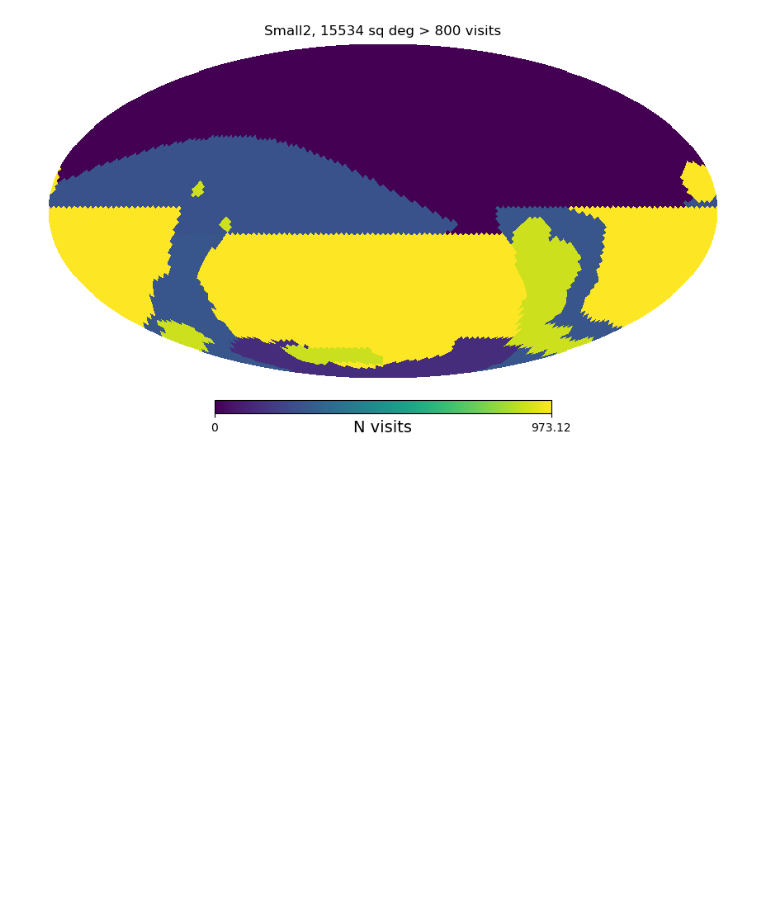
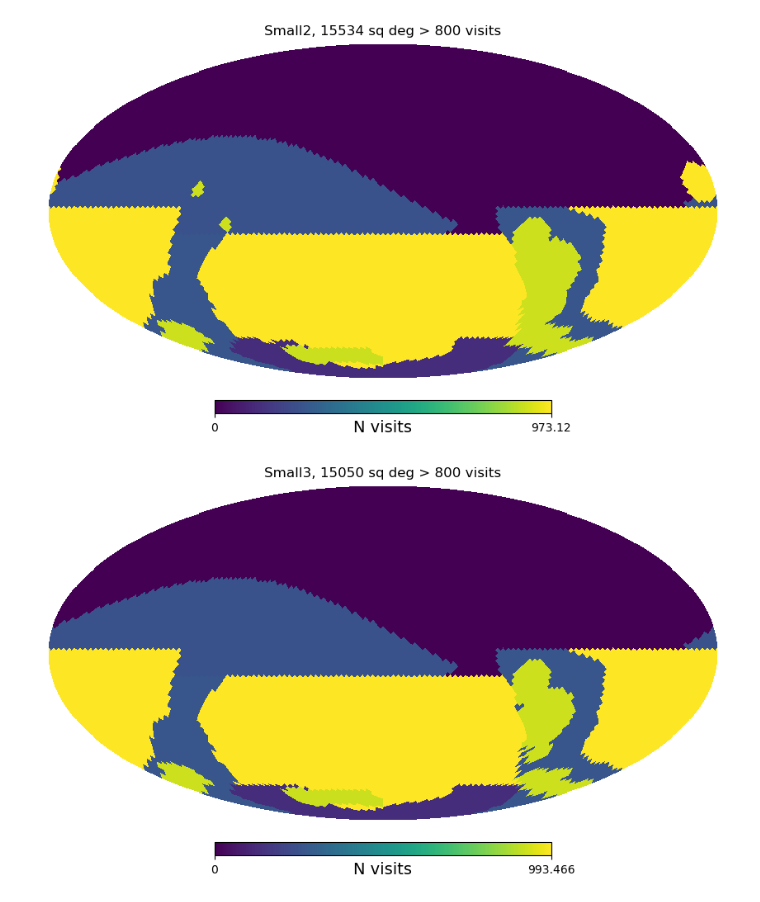
Before and after one commit to lsst-sims/sims_featureScheduler_runs5.1, a Jupyter notebook: fp_adjust/check_fps.ipynb, the cells around one changed output. Cells and saved outputs as stored; diff of their text form; code cells hidden in the pictures; blank space fills up the shorter version.

```diff
--- a/fp_adjust/check_fps.ipynb
+++ b/fp_adjust/check_fps.ipynb
@@ -35,6 +35,17 @@ area = np.where(visit_sums > 800)[0].size * hp.nside2pixarea(32,degrees=True)
 hp.mollview(visit_sums, title='Small2, %.0f sq deg > 800 visits' % area, unit="N visits")
 # %% [output]
 [figure]
+# %%
+nside=32
+sag=SmallFP3(nside=nside)
+
+visits_per_filter, visit_sums, labels =sag.estimate_visits(n_total)
+
+area = np.where(visit_sums > 800)[0].size * hp.nside2pixarea(nside,degrees=True)
+
+hp.mollview(visit_sums, title='Small3, %.0f sq deg > 800 visits' % area, unit="N visits")
+# %% [output]
+[figure, added]
 # %%
 label_int = np.zeros(hp.nside2npix(32))
 
```
Also changed, not shown: parts of 1 cell of this notebook, 3 other files.
